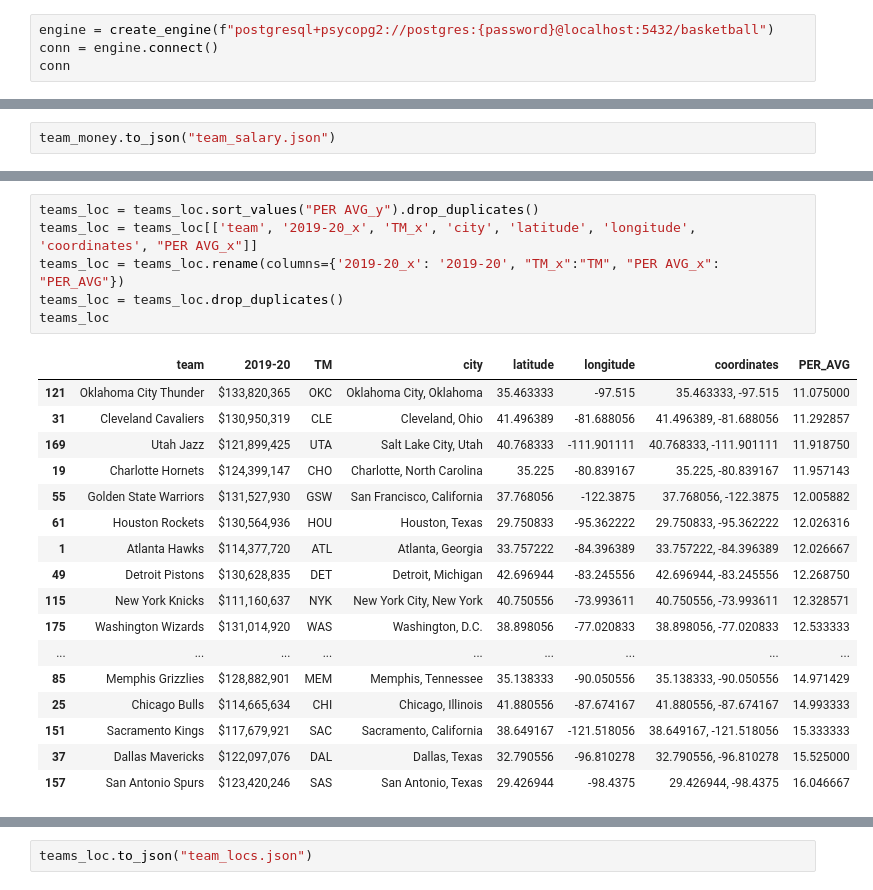
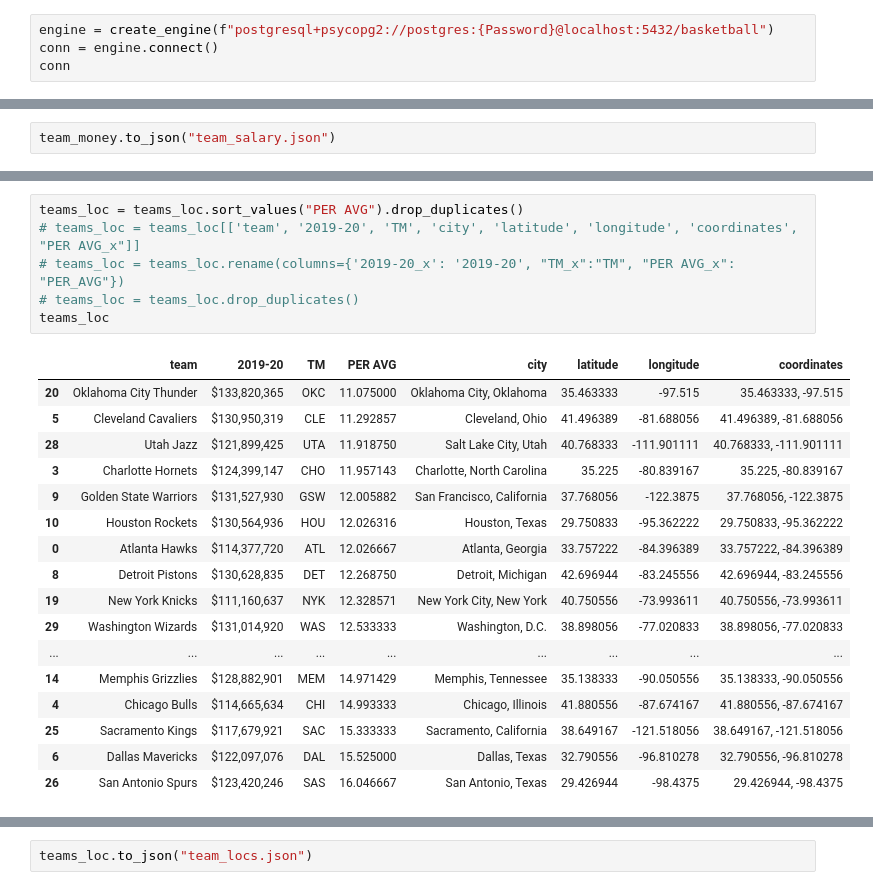
Before and after one commit to gportes24/NBA_salary_analytics, a Jupyter notebook: Resources/starter_code.ipynb, the cells around one changed output, grey strips where cells are left out. Drawn from its saved outputs; the diff is of its cells as text.

Commit message:
Fixing duplicate error

```diff
--- a/Resources/starter_code.ipynb
+++ b/Resources/starter_code.ipynb
@@ -171,7 +168,7 @@ psycopg2.connect(f"dbname=basketball user=postgres host=localhost password={pass
 # %% [output]
 <connection object at 0x...; dsn: 'user=postgres password=xxx dbname=basketball host=localhost port=5432', closed: 0>
 # %%
-engine = create_engine(f"postgresql+psycopg2://postgres:{password}@localhost:5432/basketball")
+engine = create_engine(f"postgresql+psycopg2://postgres:{Password}@localhost:5432/basketball")
 conn = engine.connect()
 conn
 # %% [output]
@@ -1081,24 +1068,24 @@ teams_loc
 # %%
-teams_loc = teams_loc.sort_values("PER AVG_y").drop_duplicates()
-teams_loc = teams_loc[['team', '2019-20_x', 'TM_x', 'city', 'latitude', 'longitude', 'coordinates', "PER AVG_x"]]
-teams_loc = teams_loc.rename(columns={'2019-20_x': '2019-20', "TM_x":"TM", "PER AVG_x": "PER_AVG"})
-teams_loc = teams_loc.drop_duplicates()
+teams_loc = teams_loc.sort_values("PER AVG").drop_duplicates()
+# teams_loc = teams_loc[['team', '2019-20', 'TM', 'city', 'latitude', 'longitude', 'coordinates', "PER AVG_x"]]
+# teams_loc = teams_loc.rename(columns={'2019-20_x': '2019-20', "TM_x":"TM", "PER AVG_x": "PER_AVG"})
+# teams_loc = teams_loc.drop_duplicates()
 teams_loc
 # %% [output]
-|  | team | 2019-20 | TM | city | latitude | longitude | coordinates | PER_AVG |
-| 121 | Oklahoma City Thunder | $133,820,365 | OKC | Oklahoma City, Oklahoma | 35.463333 | -97.515 | 35.463333, -97.515 | 11.075000 |
-| 31 | Cleveland Cavaliers | $130,950,319 | CLE | Cleveland, Ohio | 41.496389 | -81.688056 | 41.496389, -81.688056 | 11.292857 |
-| 169 | Utah Jazz | $121,899,425 | UTA | Salt Lake City, Utah | 40.768333 | -111.901111 | 40.768333, -111.901111 | 11.918750 |
-| 19 | Charlotte Hornets | $124,399,147 | CHO | Charlotte, North Carolina | 35.225 | -80.839167 | 35.225, -80.839167 | 11.957143 |
-| 55 | Golden State Warriors | $131,527,930 | GSW | San Francisco, California | 37.768056 | -122.3875 | 37.768056, -122.3875 | 12.005882 |
-| 61 | Houston Rockets | $130,564,936 | HOU | Houston, Texas | 29.750833 | -95.362222 | 29.750833, -95.362222 | 12.026316 |
-| 1 | Atlanta Hawks | $114,377,720 | ATL | Atlanta, Georgia | 33.757222 | -84.396389 | 33.757222, -84.396389 | 12.026667 |
-| 49 | Detroit Pistons | $130,628,835 | DET | Detroit, Michigan | 42.696944 | -83.245556 | 42.696944, -83.245556 | 12.268750 |
-| 115 | New York Knicks | $111,160,637 | NYK | New York City, New York | 40.750556 | -73.993611 | 40.750556, -73.993611 | 12.328571 |
-| 175 | Washington Wizards | $131,014,920 | WAS | Washington, D.C. | 38.898056 | -77.020833 | 38.898056, -77.020833 | 12.533333 |
+|  | team | 2019-20 | TM | PER AVG | city | latitude | longitude | coordinates |
+| 20 | Oklahoma City Thunder | $133,820,365 | OKC | 11.075000 | Oklahoma City, Oklahoma | 35.463333 | -97.515 | 35.463333, -97.515 |
+| 5 | Cleveland Cavaliers | $130,950,319 | CLE | 11.292857 | Cleveland, Ohio | 41.496389 | -81.688056 | 41.496389, -81.688056 |
+| 28 | Utah Jazz | $121,899,425 | UTA | 11.918750 | Salt Lake City, Utah | 40.768333 | -111.901111 | 40.768333, -111.901111 |
+| 3 | Charlotte Hornets | $124,399,147 | CHO | 11.957143 | Charlotte, North Carolina | 35.225 | -80.839167 | 35.225, -80.839167 |
+| 9 | Golden State Warriors | $131,527,930 | GSW | 12.005882 | San Francisco, California | 37.768056 | -122.3875 | 37.768056, -122.3875 |
+| 10 | Houston Rockets | $130,564,936 | HOU | 12.026316 | Houston, Texas | 29.750833 | -95.362222 | 29.750833, -95.362222 |
+| 0 | Atlanta Hawks | $114,377,720 | ATL | 12.026667 | Atlanta, Georgia | 33.757222 | -84.396389 | 33.757222, -84.396389 |
+| 8 | Detroit Pistons | $130,628,835 | DET | 12.268750 | Detroit, Michigan | 42.696944 | -83.245556 | 42.696944, -83.245556 |
+| 19 | New York Knicks | $111,160,637 | NYK | 12.328571 | New York City, New York | 40.750556 | -73.993611 | 40.750556, -73.993611 |
+| 29 | Washington Wizards | $131,014,920 | WAS | 12.533333 | Washington, D.C. | 38.898056 | -77.020833 | 38.898056, -77.020833 |
 | ... | ... | ... | ... | ... | ... | ... | ... | ... |
-| 85 | Memphis Grizzlies | $128,882,901 | MEM | Memphis, Tennessee | 35.138333 | -90.050556 | 35.138333, -90.050556 | 14.971429 |
-| 25 | Chicago Bulls | $114,665,634 | CHI | Chicago, Illinois | 41.880556 | -87.674167 | 41.880556, -87.674167 | 14.993333 |
-| 151 | Sacramento Kings | $117,679,921 | SAC | Sacramento, California | 38.649167 | -121.518056 | 38.649167, -121.518056 | 15.333333 |
-| 37 | Dallas Mavericks | $122,097,076 | DAL | Dallas, Texas | 32.790556 | -96.810278 | 32.790556, -96.810278 | 15.525000 |
-| 157 | San Antonio Spurs | $123,420,246 | SAS | San Antonio, Texas | 29.426944 | -98.4375 | 29.426944, -98.4375 | 16.046667 |
+| 14 | Memphis Grizzlies | $128,882,901 | MEM | 14.971429 | Memphis, Tennessee | 35.138333 | -90.050556 | 35.138333, -90.050556 |
+| 4 | Chicago Bulls | $114,665,634 | CHI | 14.993333 | Chicago, Illinois | 41.880556 | -87.674167 | 41.880556, -87.674167 |
+| 25 | Sacramento Kings | $117,679,921 | SAC | 15.333333 | Sacramento, California | 38.649167 | -121.518056 | 38.649167, -121.518056 |
+| 6 | Dallas Mavericks | $122,097,076 | DAL | 15.525000 | Dallas, Texas | 32.790556 | -96.810278 | 32.790556, -96.810278 |
+| 26 | San Antonio Spurs | $123,420,246 | SAS | 16.046667 | San Antonio, Texas | 29.426944 | -98.4375 | 29.426944, -98.4375 |
```
Also changed, not shown: parts of 10 cells of this notebook.
